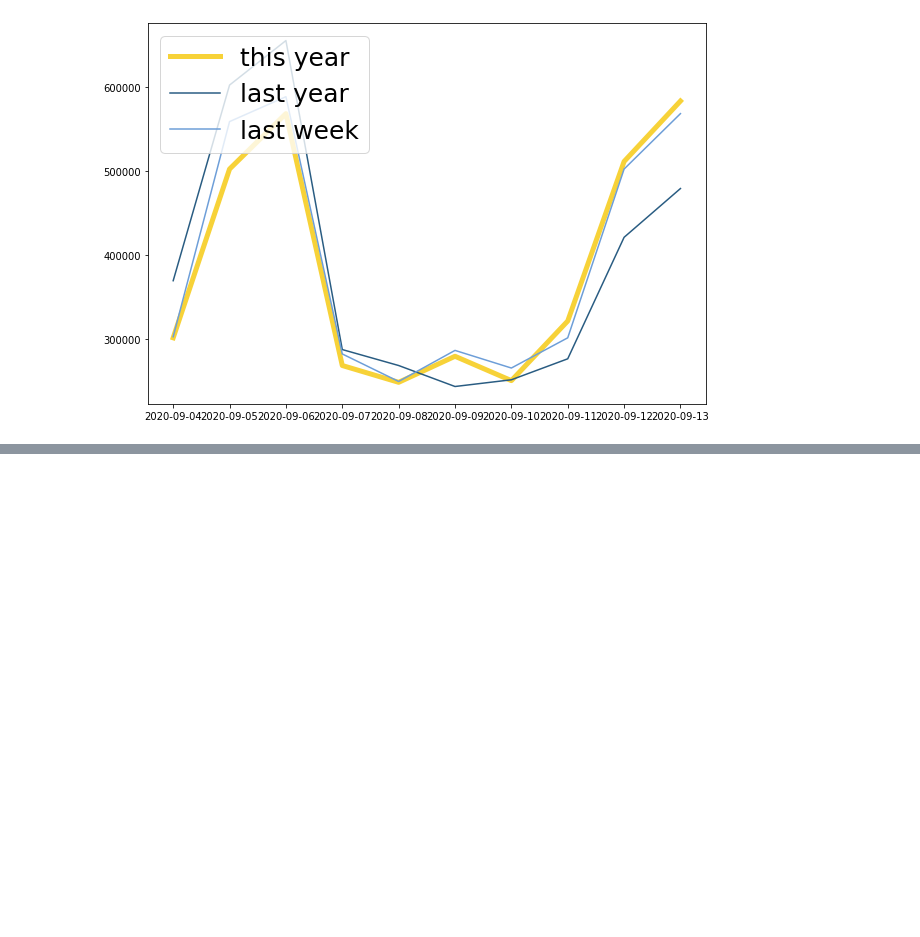
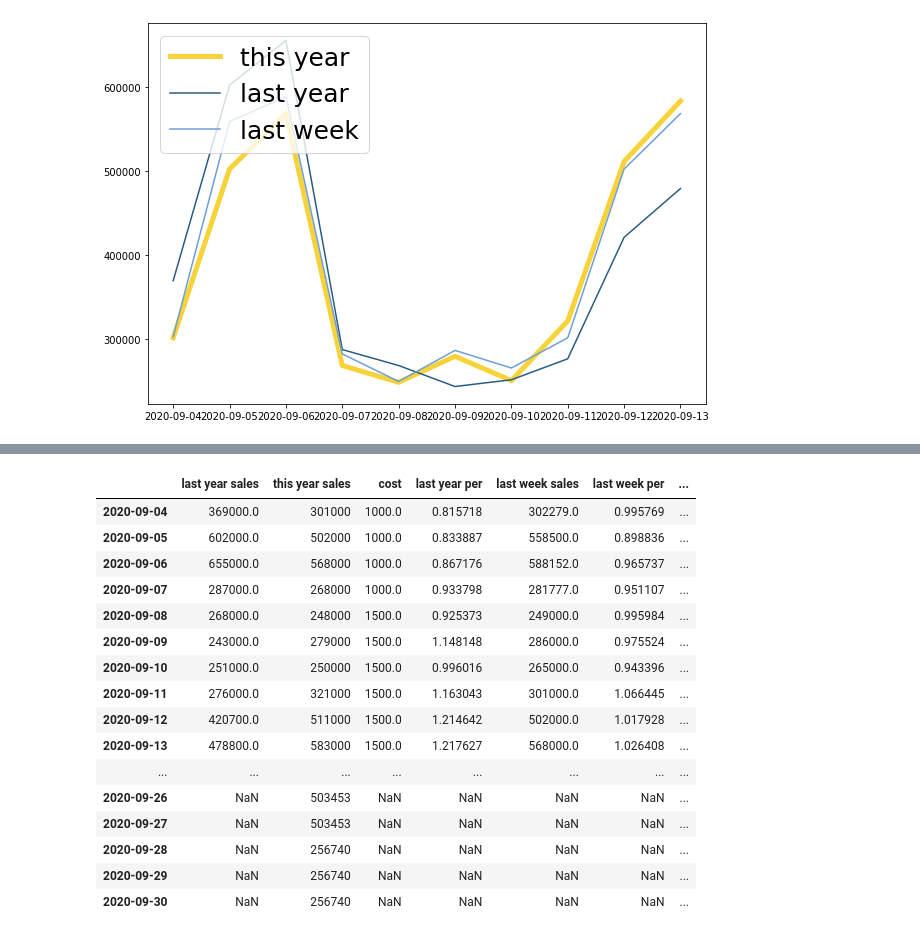
Before and after one commit to nin844/it_practice, a Jupyter notebook: pandas02.ipynb, the cells around one changed output, grey strips where cells are left out. Cells and saved outputs as stored; diff of their text form; code cells hidden in the pictures; blank space fills up the shorter version.

```diff
--- a/pandas02.ipynb
+++ b/pandas02.ipynb
@@ -1201,0 +1624,13 @@ plt.savefig("/content/drive/My Drive/graph02.png")
+# %%
+cost=10000
+# %%
+for index_name in df_prediction.index:
+    if df_prediction.loc[index_name, 'weekend'] == "weekend":
+        df_prediction.loc[index_name, 'this year sales'] = y + x_weekend + x_cost*0
+        df_prediction.loc[index_name, 'this year sales(cost)'] = y + x_weekend + x_cost*cost
+    else:
+        df_prediction.loc[index_name, 'this year sales'] = y + x_weekday + cost*0
+        df_prediction.loc[index_name, 'this year sales(cost)'] = y + x_weekday + x_cost*cost
+# %%
+df_prediction = df_prediction.drop(columns=['weekday_name', 'weekend'])
+df_prediction.head(7)
@@ -1201,0 +1646,3 @@ plt.savefig("/content/drive/My Drive/graph02.png")
+# %%
+df_this_year['this year sales(cost)'] = df_this_year['this year sales']
+df_this_year
@@ -1201,0 +1667,21 @@ plt.savefig("/content/drive/My Drive/graph02.png")
+# %%
+df_this_year = pd.concat([df_this_year, df_prediction], sort=False)
+df_this_year
+# %% [output]
+|  | last year sales | this year sales | cost | last year per | last week sales | last week per | ... |
+| 2020-09-04 | 369000.0 | 301000 | 1000.0 | 0.815718 | 302279.0 | 0.995769 | ... |
+| 2020-09-05 | 602000.0 | 502000 | 1000.0 | 0.833887 | 558500.0 | 0.898836 | ... |
+| 2020-09-06 | 655000.0 | 568000 | 1000.0 | 0.867176 | 588152.0 | 0.965737 | ... |
+| 2020-09-07 | 287000.0 | 268000 | 1000.0 | 0.933798 | 281777.0 | 0.951107 | ... |
+| 2020-09-08 | 268000.0 | 248000 | 1500.0 | 0.925373 | 249000.0 | 0.995984 | ... |
+| 2020-09-09 | 243000.0 | 279000 | 1500.0 | 1.148148 | 286000.0 | 0.975524 | ... |
+| 2020-09-10 | 251000.0 | 250000 | 1500.0 | 0.996016 | 265000.0 | 0.943396 | ... |
+| 2020-09-11 | 276000.0 | 321000 | 1500.0 | 1.163043 | 301000.0 | 1.066445 | ... |
+| 2020-09-12 | 420700.0 | 511000 | 1500.0 | 1.214642 | 502000.0 | 1.017928 | ... |
+| 2020-09-13 | 478800.0 | 583000 | 1500.0 | 1.217627 | 568000.0 | 1.026408 | ... |
+| ... | ... | ... | ... | ... | ... | ... | ... |
+| 2020-09-26 | NaN | 503453 | NaN | NaN | NaN | NaN | ... |
+| 2020-09-27 | NaN | 503453 | NaN | NaN | NaN | NaN | ... |
+| 2020-09-28 | NaN | 256740 | NaN | NaN | NaN | NaN | ... |
+| 2020-09-29 | NaN | 256740 | NaN | NaN | NaN | NaN | ... |
+| 2020-09-30 | NaN | 256740 | NaN | NaN | NaN | NaN | ... |
```
Also changed, not shown: parts of 64 cells of this notebook.
